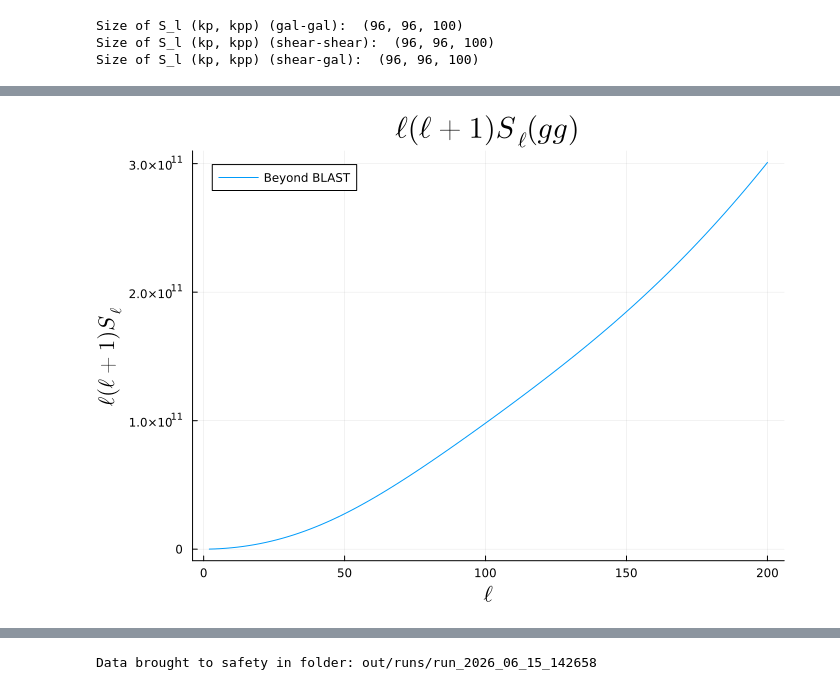
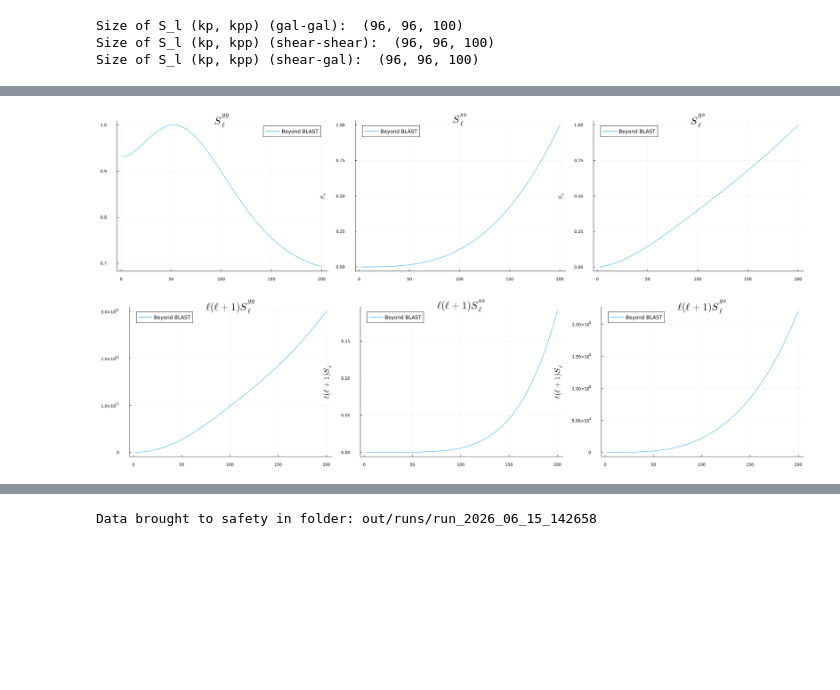
Before and after one commit to anvi-git/3D_Angular_Power_Spectrum, a Jupyter notebook: notebooks/new_beyond_BLAST.ipynb, the cells around one changed output, grey strips where cells are left out. Cells and saved outputs as stored; diff of their text form; code cells hidden in the pictures; blank space fills up the shorter version.

```diff
--- a/notebooks/new_beyond_BLAST.ipynb
+++ b/notebooks/new_beyond_BLAST.ipynb
@@ -374,15 +368,49 @@ plot(ℓ, S_l_gs, label="Beyond BLAST", xlabel=L"\ell", ylabel=L"S_\ell", title=
+# %%
+# plot
+p1 =  plot(ℓ, S_l_gg/maximum(S_l_gg), label="Beyond BLAST", xlabel=L"\ell", ylabel=L"S_\ell", title=L"S_\ell^{gg}")
+p2 =  plot(ℓ, S_l_ss/maximum(S_l_ss), label="Beyond BLAST", xlabel=L"\ell", ylabel=L"S_\ell", title=L"S_\ell^{ss}")
+p3 =  plot(ℓ, S_l_gs/maximum(S_l_gs), label="Beyond BLAST", xlabel=L"\ell", ylabel=L"S_\ell", title=L"S_\ell^{gs}")
+
+plot(p1, p2, p3, layout = (1, 3), size=(2100, 500), titlefontsize=20, legendfontsize=10)
+# %% [output]
+[figure, added]
 # %%
-p = plot(
+p1 = plot(
     ℓ,
     S_l_gg .* ℓ .* (ℓ .+ 1),
     label = "Beyond BLAST",
     xlabel = L"\ell",
     ylabel = L"\ell(\ell+1)S_\ell",
-    title = L"\ell(\ell+1)S_\ell (gg)",
+    title = L"\ell(\ell+1)S_\ell^{gg}",
     markersize=4,
     size = (700, 500),
     titlefontsize=20,
     labelfontsize=15
 )
+p2 = plot(
+    ℓ,
+    S_l_ss .* ℓ .* (ℓ .+ 1),
+    label = "Beyond BLAST",
+    xlabel = L"\ell",
+    ylabel = L"\ell(\ell+1)S_\ell",
+    title = L"\ell(\ell+1)S_\ell^{ss}",
+    markersize=4,
+    size = (700, 500),
+    titlefontsize=20,
+    labelfontsize=15
+)
+p3 = plot(
+    ℓ,
+    S_l_gs .* ℓ .* (ℓ .+ 1),
+    label = "Beyond BLAST",
+    xlabel = L"\ell",
+    ylabel = L"\ell(\ell+1)S_\ell",
+    title = L"\ell(\ell+1)S_\ell^{gs}",
+    markersize=4,
+    size = (700, 500),
+    titlefontsize=20,
+    labelfontsize=15
+)
+plot(p1, p2, p3, layout = (1, 3), size=(2100, 500), titlefontsize=20, legendfontsize=10)
 # %% [output]
-[figure, old version]
+[figure, new version]
```
Also changed, not shown: parts of 11 cells of this notebook, 1 other file.
